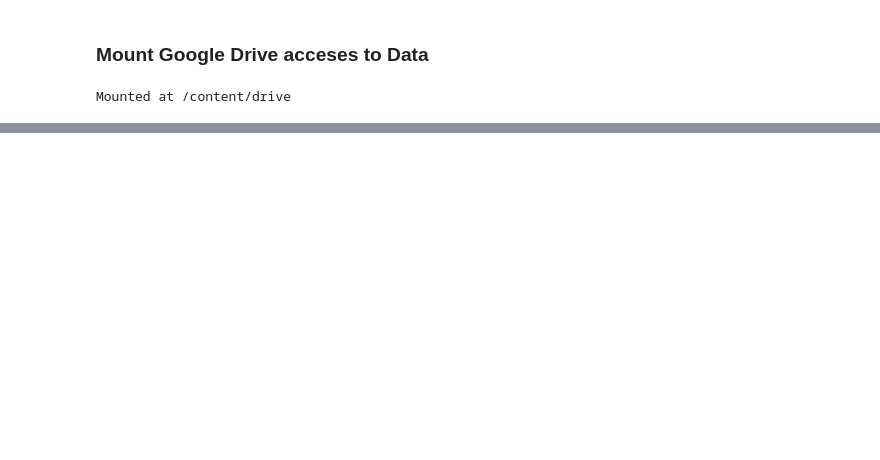
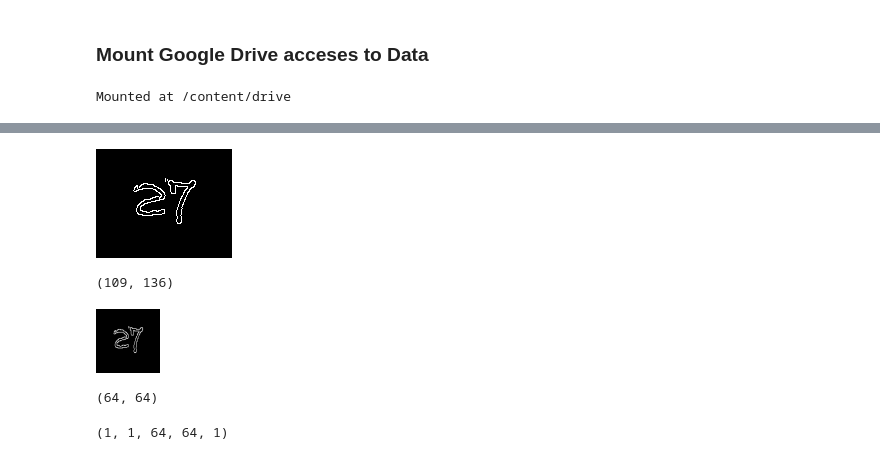
Before and after one commit to Morilla123/Spacy_ViT_Test, a Jupyter notebook: multi_mnist_.ipynb, the cells around one changed output, grey strips where cells are left out. Cells and saved outputs as stored; diff of their text form; code cells hidden in the pictures; blank space fills up the shorter version.

```diff
--- a/multi_mnist_.ipynb
+++ b/multi_mnist_.ipynb
@@ -377,0 +605,15 @@ Mounted at /content/drive
+# %%
+img = cv2.Canny(img, 250, 250)
+cv2_imshow(img)
+img.shape
+# %% [output]
+[figure, added]
+(109, 136)
+# %%
+dim = (64,64)
+img = cv2.resize(img, dim, interpolation=cv2.INTER_AREA)
+cv2_imshow(img)
+img.shape
+# %% [output]
+[figure, added]
+(64, 64)
@@ -377,0 +627,4 @@ Mounted at /content/drive
+# %%
+img.shape
+# %% [output]
+(1, 1, 64, 64, 1)
```
Also changed, not shown: parts of 63 cells of this notebook.
